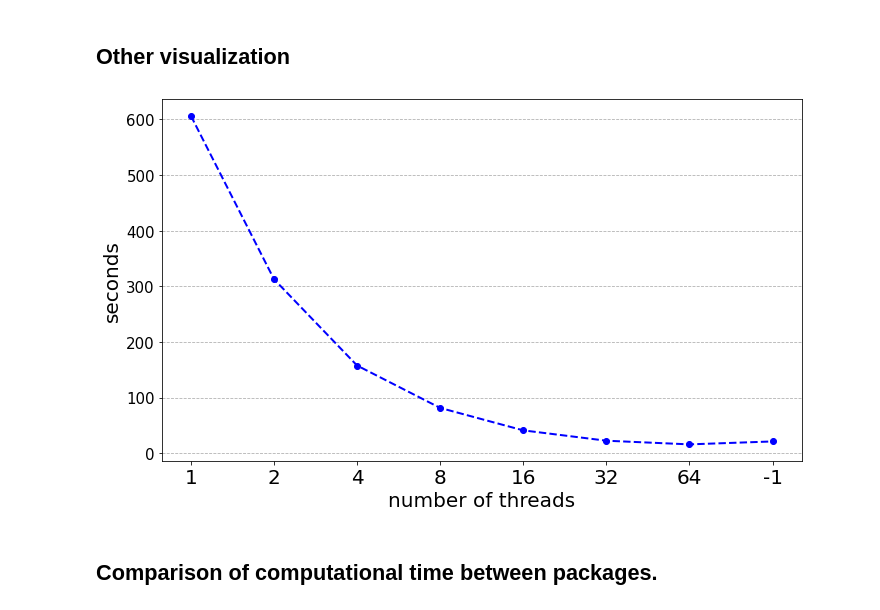
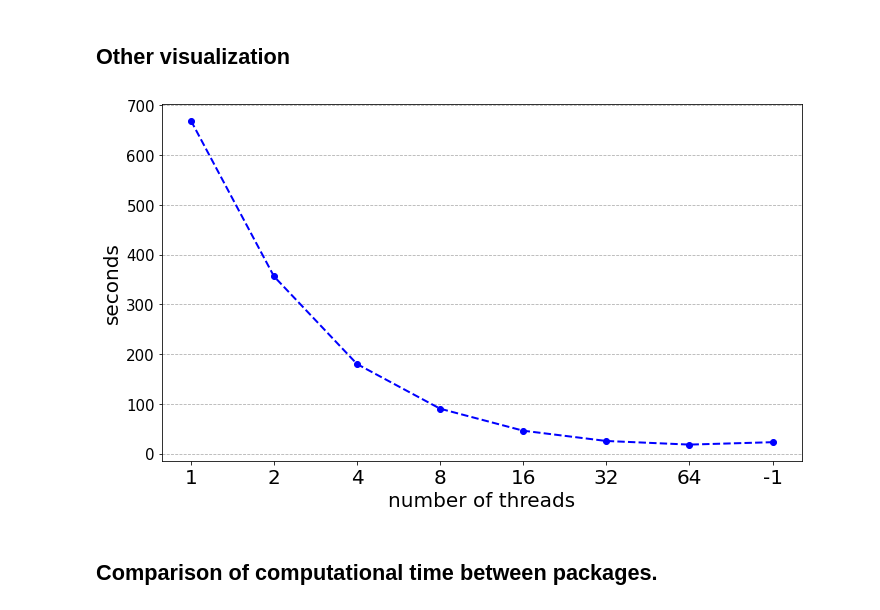
Before and after one commit to oscarescuderoarnanz/dtwParallel, a Jupyter notebook: exampleData/CodeExamples/plot_timeExamples.ipynb, the cells around one changed output. Drawn from its saved outputs; the diff is of its cells as text; code cells hidden in the pictures.

Commit message:
Generate figures

```diff
--- a/exampleData/CodeExamples/plot_timeExamples.ipynb
+++ b/exampleData/CodeExamples/plot_timeExamples.ipynb
@@ -82,8 +82,8 @@ dicc = {}
 number = 2**7
 n_threads = [2**n for n in range(number) if 2**n < number]
 n_threads.append(-1)
-#data = np.loadtxt('../results_E2_SyntheticData/dtwParallel_d.txt', dtype=str)
-data = np.loadtxt('./E2_FinanceData/time_dtwParallel_dep.txt', dtype=str)
+data = np.loadtxt('../results_E2_SyntheticData/dtwParallel_d.txt', dtype=str)
+#data = np.loadtxt('./E2_FinanceData/time_dtwParallel_dep.txt', dtype=str)
 for index in range(len(n_threads)):
     a = data[index*31+1:31*index+31]
     a = [word.rstrip(",[]") for word in a]
@@ -93,36 +93,36 @@ for index in range(len(n_threads)):
     a = [float(i) for i in a]
     dicc[n_threads[index]] = a
 
 values = []
 
 ymin = []
 ymax = []
 
 keys = n_threads
 for i in range(len(keys)):
     ymin.append(np.min(dicc[keys[i]]))
     ymax.append(np.max(dicc[keys[i]]))
     values.append(np.mean(dicc[keys[i]]))
 
 fig, axis = plt.subplots(1,1,figsize=(10,6))
 
 axis.plot(values,'bo--',linewidth=2,alpha=1)
 
 
 # plt.fill_between(np.arange(len(n_threads)), ymin, ymax, alpha=0.2, color='green',label='error band')
 
 keys_finales = list(map(str, n_threads))
 plt.xticks(np.arange(len(n_threads)), keys_finales, fontsize=20)
-keys_finales_2 = np.arange(0,650,100)
+keys_finales_2 = np.arange(0,750,100)
 plt.yticks(keys_finales_2, fontsize=15)
 axis.set_xlabel('number of threads',fontsize=20)
 axis.set_ylabel('seconds',fontsize=20)
 plt.tight_layout()
 axis.yaxis.grid(linestyle = 'dashed')  # grid lines
 axis.set_axisbelow(True)  # grid lines are behind the rest
-# plt.savefig("../Figures/dtwParallel_dtw_D.png")
+plt.savefig("../Figures/dtwParallel_dtw_D.png")
 # %% [output]
-[figure, old version]
+[figure, new version]
 # %% [markdown]
 ## Comparison of computational time between packages.
 # %%
```
Also changed, not shown: 1 other file.
